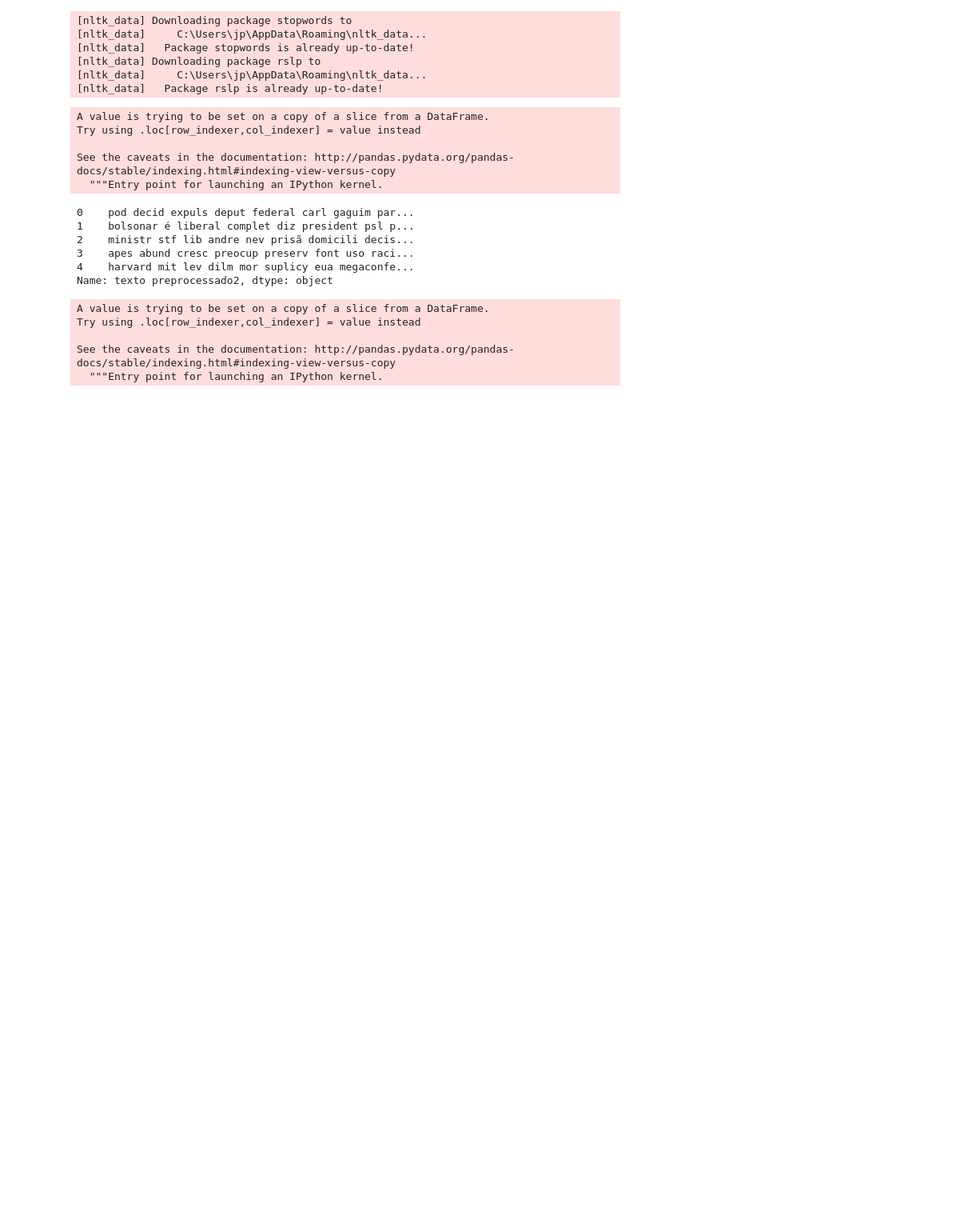
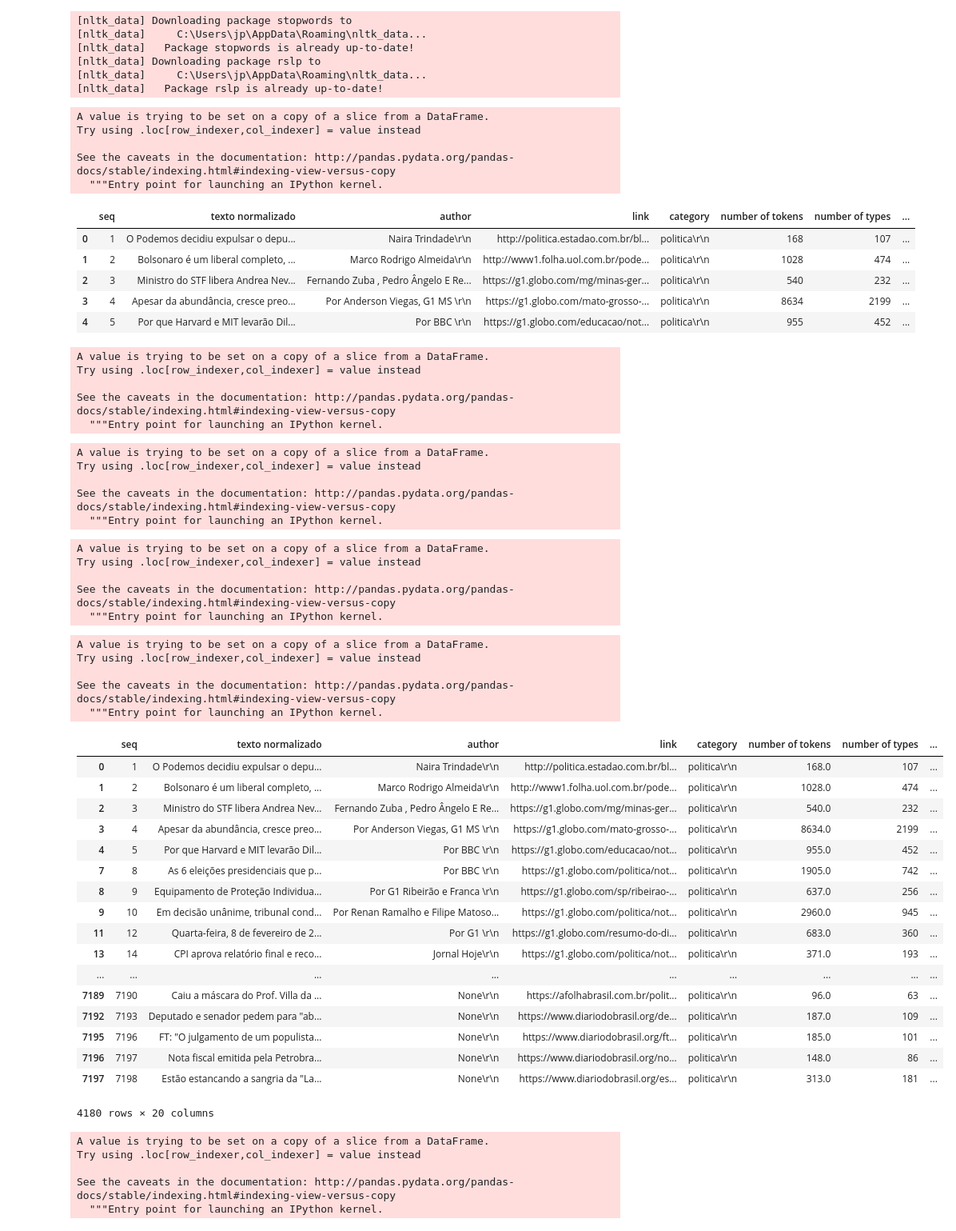
Before and after one commit to joaopaulopbjp/FakeNewsDetection, a Jupyter notebook: Fake News Classifier.ipynb, the cells around one changed output. Shown at 80% size. Cells and saved outputs as stored; diff of their text form; code cells hidden in the pictures; blank space fills up the shorter version.

```diff
--- a/Fake News Classifier.ipynb
+++ b/Fake News Classifier.ipynb
@@ -202,14 +250,67 @@ Try using .loc[row_indexer,col_indexer] = value instead
 See the caveats in the documentation: http://pandas.pydata.org/pandas-docs/stable/indexing.html#indexing-view-versus-copy
   """Entry point for launching an IPython kernel.
 # %%
-df_politica['texto preprocessado2'].head()
+df_politica.head()
 # %% [output]
-0    pod decid expuls deput federal carl gaguim par...
-1    bolsonar é liberal complet diz president psl p...
-2    ministr stf lib andre nev prisã domicili decis...
-3    apes abund cresc preocup preserv font uso raci...
-4    harvard mit lev dilm mor suplicy eua megaconfe...
-Name: texto preprocessado2, dtype: object
+|  | seq | texto normalizado | author | link | category | number of tokens | number of types | ... |
+| 0 | 1 | O Podemos decidiu expulsar o depu... | Naira Trindade\r\n | http://politica.estadao.com.br/bl... | politica\r\n | 168 | 107 | ... |
+| 1 | 2 | Bolsonaro é um liberal completo, ... | Marco Rodrigo Almeida\r\n | http://www1.folha.uol.com.br/pode... | politica\r\n | 1028 | 474 | ... |
+| 2 | 3 | Ministro do STF libera Andrea Nev... | Fernando Zuba , Pedro Ângelo E Re... | https://g1.globo.com/mg/minas-ger... | politica\r\n | 540 | 232 | ... |
+| 3 | 4 | Apesar da abundância, cresce preo... | Por Anderson Viegas, G1 MS \r\n | https://g1.globo.com/mato-grosso-... | politica\r\n | 8634 | 2199 | ... |
+| 4 | 5 | Por que Harvard e MIT levarão Dil... | Por BBC \r\n | https://g1.globo.com/educacao/not... | politica\r\n | 955 | 452 | ... |
+# %%
+df_politica['number of tokens'] = df_politica['number of tokens'].astype('float')
+# %% [output]
+A value is trying to be set on a copy of a slice from a DataFrame.
+Try using .loc[row_indexer,col_indexer] = value instead
+
+See the caveats in the documentation: http://pandas.pydata.org/pandas-docs/stable/indexing.html#indexing-view-versus-copy
+  """Entry point for launching an IPython kernel.
+# %%
+df_politica['percentage of news with speeling errors'] = df_politica['percentage of news with speeling errors'].astype('float')
+# %% [output]
+A value is trying to be set on a copy of a slice from a DataFrame.
+Try using .loc[row_indexer,col_indexer] = value instead
+
+See the caveats in the documentation: http://pandas.pydata.org/pandas-docs/stable/indexing.html#indexing-view-versus-copy
+  """Entry point for launching an IPython kernel.
+# %%
+df_politica['emotiveness'] = df_politica['emotiveness'].astype('float')
+# %% [output]
+A value is trying to be set on a copy of a slice from a DataFrame.
+Try using .loc[row_indexer,col_indexer] = value instead
+
+See the caveats in the documentation: http://pandas.pydata.org/pandas-docs/stable/indexing.html#indexing-view-versus-copy
+  """Entry point for launching an IPython kernel.
+# %%
+df_politica['diversity'] = df_politica['diversity'].astype('float')
+# %% [output]
+A value is trying to be set on a copy of a slice from a DataFrame.
+Try using .loc[row_indexer,col_indexer] = value instead
+
+See the caveats in the documentation: http://pandas.pydata.org/pandas-docs/stable/indexing.html#indexing-view-versus-copy
+  """Entry point for launching an IPython kernel.
+# %%
+df_politica
+# %% [output]
+|  | seq | texto normalizado | author | link | category | number of tokens | number of types | ... |
+| 0 | 1 | O Podemos decidiu expulsar o depu... | Naira Trindade\r\n | http://politica.estadao.com.br/bl... | politica\r\n | 168.0 | 107 | ... |
+| 1 | 2 | Bolsonaro é um liberal completo, ... | Marco Rodrigo Almeida\r\n | http://www1.folha.uol.com.br/pode... | politica\r\n | 1028.0 | 474 | ... |
+| 2 | 3 | Ministro do STF libera Andrea Nev... | Fernando Zuba , Pedro Ângelo E Re... | https://g1.globo.com/mg/minas-ger... | politica\r\n | 540.0 | 232 | ... |
+| 3 | 4 | Apesar da abundância, cresce preo... | Por Anderson Viegas, G1 MS \r\n | https://g1.globo.com/mato-grosso-... | politica\r\n | 8634.0 | 2199 | ... |
+| 4 | 5 | Por que Harvard e MIT levarão Dil... | Por BBC \r\n | https://g1.globo.com/educacao/not... | politica\r\n | 955.0 | 452 | ... |
+| 7 | 8 | As 6 eleições presidenciais que p... | Por BBC \r\n | https://g1.globo.com/politica/not... | politica\r\n | 1905.0 | 742 | ... |
+| 8 | 9 | Equipamento de Proteção Individua... | Por G1 Ribeirão e Franca \r\n | https://g1.globo.com/sp/ribeirao-... | politica\r\n | 637.0 | 256 | ... |
+| 9 | 10 | Em decisão unânime, tribunal cond... | Por Renan Ramalho e Filipe Matoso... | https://g1.globo.com/politica/not... | politica\r\n | 2960.0 | 945 | ... |
+| 11 | 12 | Quarta-feira, 8 de fevereiro de 2... | Por G1 \r\n | https://g1.globo.com/resumo-do-di... | politica\r\n | 683.0 | 360 | ... |
+| 13 | 14 | CPI aprova relatório final e reco... | Jornal Hoje\r\n | https://g1.globo.com/politica/not... | politica\r\n | 371.0 | 193 | ... |
+| ... | ... | ... | ... | ... | ... | ... | ... | ... |
+| 7189 | 7190 | Caiu a máscara do Prof. Villa da ... | None\r\n | https://afolhabrasil.com.br/polit... | politica\r\n | 96.0 | 63 | ... |
+| 7192 | 7193 | Deputado e senador pedem para "ab... | None\r\n | https://www.diariodobrasil.org/de... | politica\r\n | 187.0 | 109 | ... |
+| 7195 | 7196 | FT: "O julgamento de um populista... | None\r\n | https://www.diariodobrasil.org/ft... | politica\r\n | 185.0 | 101 | ... |
+| 7196 | 7197 | Nota fiscal emitida pela Petrobra... | None\r\n | https://www.diariodobrasil.org/no... | politica\r\n | 148.0 | 86 | ... |
+| 7197 | 7198 | Estão estancando a sangria da "La... | None\r\n | https://www.diariodobrasil.org/es... | politica\r\n | 313.0 | 181 | ... |
+4180 rows × 20 columns
 # %%
 df_politica['texto preprocessado'] = limpeza(df_politica,"texto normalizado")
 # %% [output]
```
Also changed, not shown: parts of 45 cells of this notebook.
